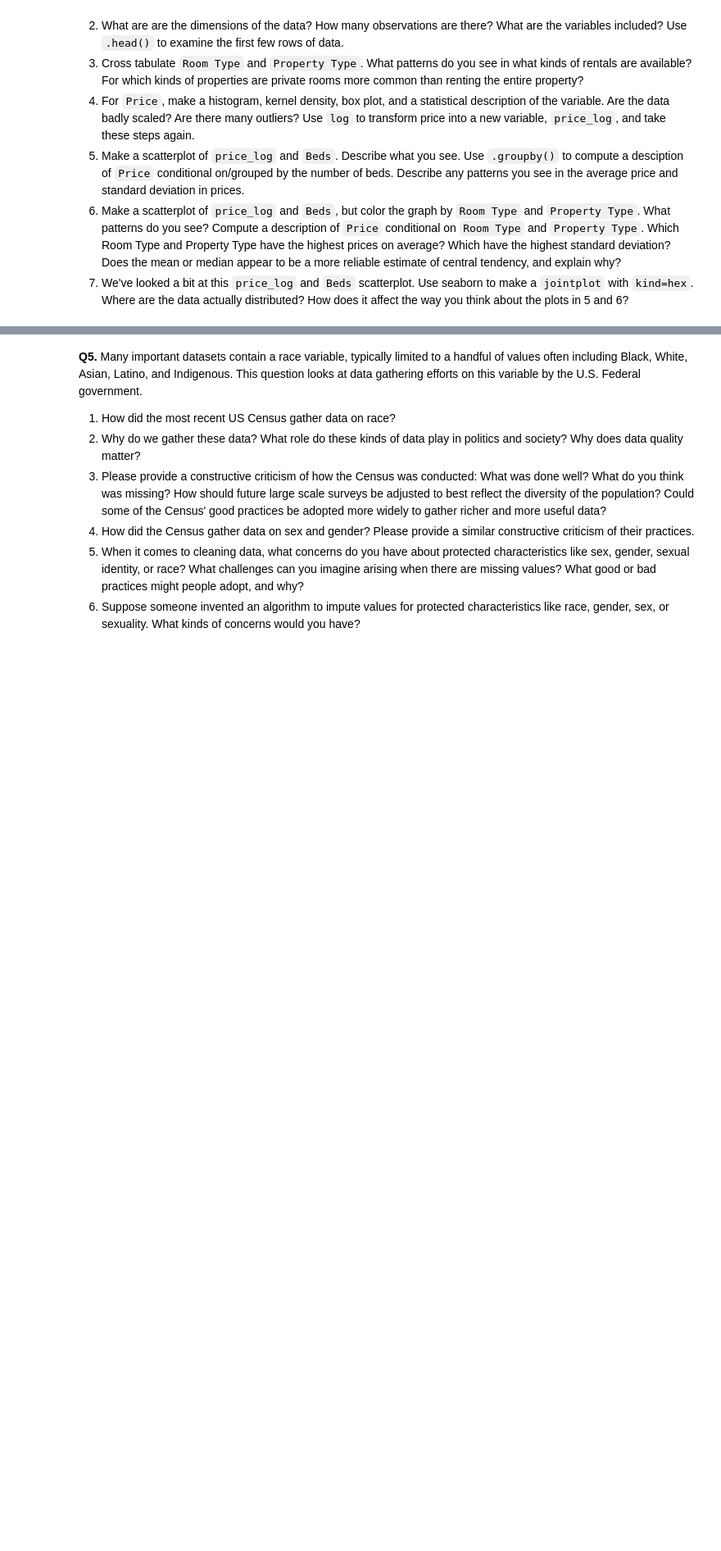
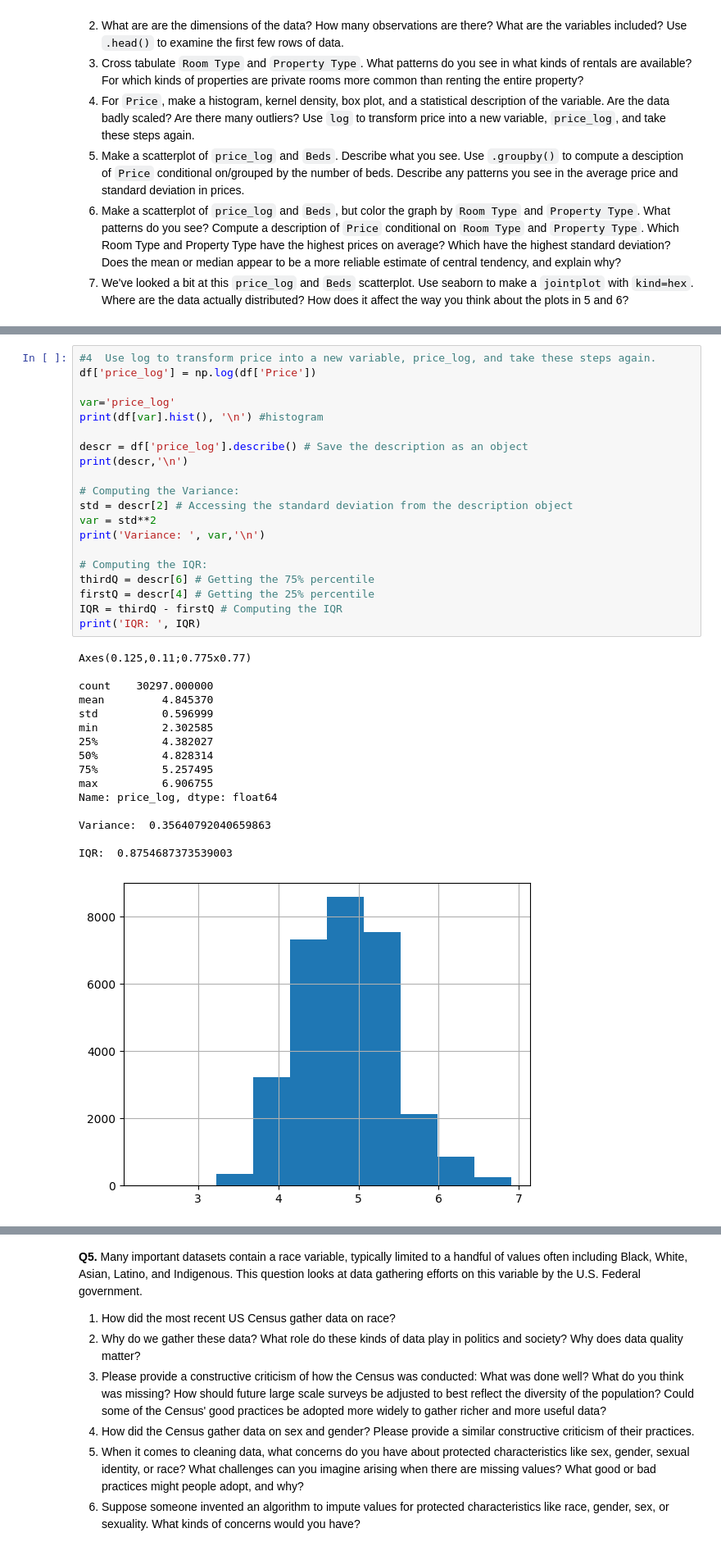
Before and after one commit to Shruti-Elango/assignment2.DS3003, a Jupyter notebook: assignment2.ipynb, the cells around one changed output, grey strips where cells are left out. Shown at 82% size. Drawn from its saved outputs; the diff is of its cells as text; blank space fills up the shorter version.

```diff
--- a/assignment2.ipynb
+++ b/assignment2.ipynb
@@ -271,0 +357,37 @@ df.plot.hexbin(y='grad_100_value',x='aid_value')
+# %%
+#4  Use log to transform price into a new variable, price_log, and take these steps again.
+df['price_log'] = np.log(df['Price'])
+
+var='price_log'
+print(df[var].hist(), '\n') #histogram
+
+descr = df['price_log'].describe() # Save the description as an object
+print(descr,'\n')
+
+# Computing the Variance:
+std = descr[2] # Accessing the standard deviation from the description object
+var = std**2
+print('Variance: ', var,'\n')
+
+# Computing the IQR:
+thirdQ = descr[6] # Getting the 75% percentile
+firstQ = descr[4] # Getting the 25% percentile
+IQR = thirdQ - firstQ # Computing the IQR
+print('IQR: ', IQR)
+# %% [output]
+Axes(0.125,0.11;0.775x0.77)
+
+count    30297.000000
+mean         4.845370
+std          0.596999
+min          2.302585
+25%          4.382027
+50%          4.828314
+75%          5.257495
+max          6.906755
+Name: price_log, dtype: float64
+
+Variance:  0.35640792040659863
+
+IQR:  0.8754687373539003
+[figure, added]
```
Also changed, not shown: parts of 15 cells of this notebook.
